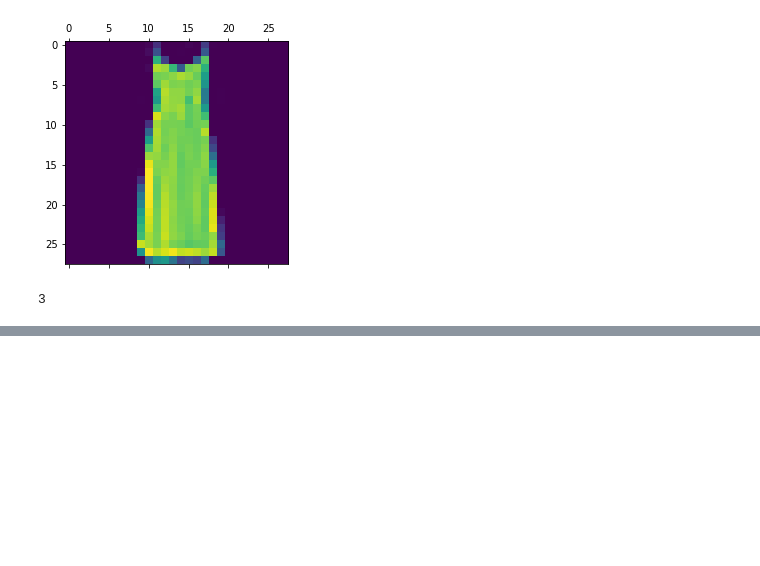
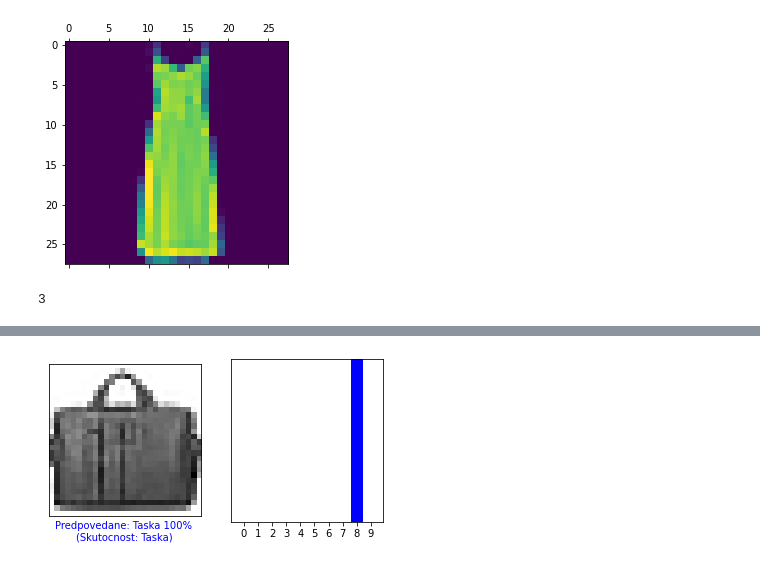
Before and after one commit to martingajdos/Gajdos_NS2021, a Jupyter notebook: project_source_code.ipynb, the cells around one changed output, grey strips where cells are left out. Drawn from its saved outputs; the diff is of its cells as text; code cells hidden in the pictures; blank space fills up the shorter version.

```diff
--- a/project_source_code.ipynb
+++ b/project_source_code.ipynb
@@ -320,0 +384,10 @@ np.argmax(yp[13])
+# %%
+i = 81
+plt.figure(figsize=(6,3))
+plt.subplot(1,2,1)
+vykresli_obrazok(i, yp[i], y_test, x_test)
+plt.subplot(1,2,2)
+vykresli_pravdepodobnostny_graf(i, yp[i], y_test)
+plt.show()
+# %% [output]
+[figure, added]
```
Also changed, not shown: parts of 3 cells of this notebook.
